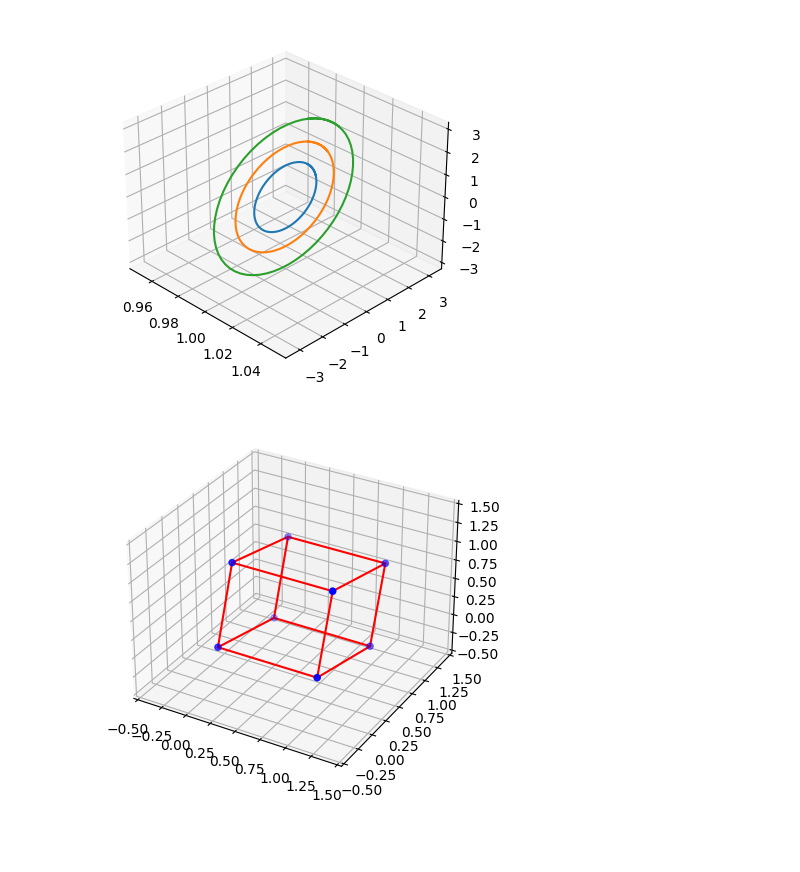
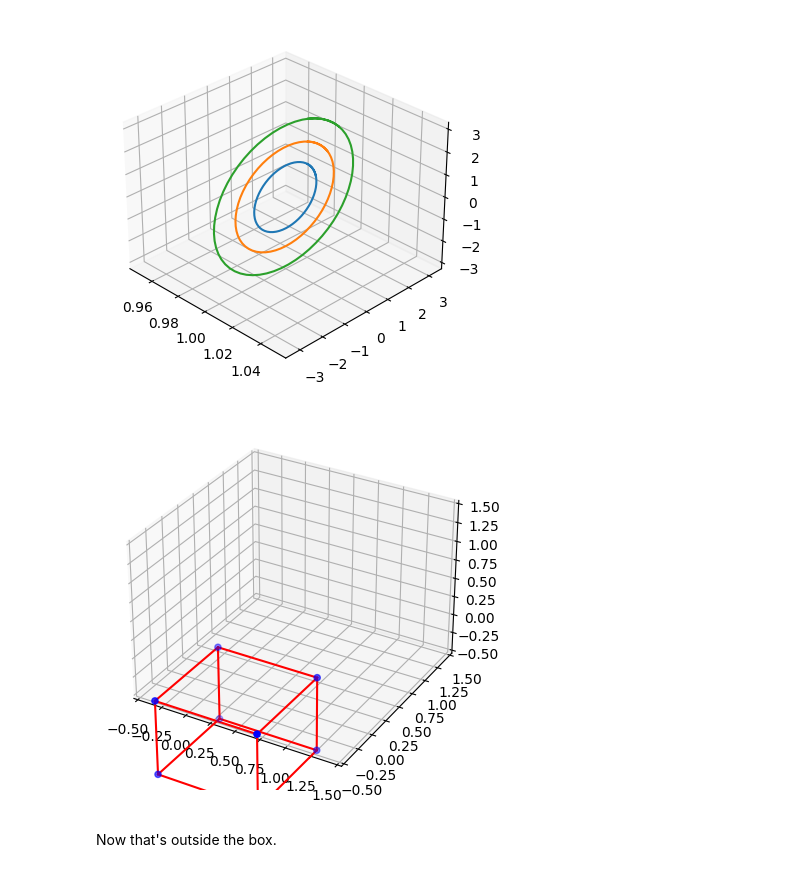
Before and after one commit to wlinds/mte, a Jupyter notebook: vectors.ipynb, the cells around one changed output. Drawn from its saved outputs; the diff is of its cells as text; code cells hidden in the pictures; blank space fills up the shorter version.

```diff
--- a/vectors.ipynb
+++ b/vectors.ipynb
@@ -155,32 +152,34 @@ def plot_cube(vertices, theta_x=0):
     # define the 12 edges of the cube by specifying the pairs of vertices that make up each edge
     edges = [(0,1), (1,2), (2,3), (3,0), (4,5), (5,6), (6,7), (7,4), (0,4), (1,5), (2,6), (3,7)]
 
     # create a 3D figure and set the projection to '3d'
     fig = plt.figure()
     ax = fig.add_subplot(111, projection='3d')
 
     # rotate the vertices around the x-axis by theta_x
     rotate_x = np.array([[1, 0, 0],
                          [0, np.cos(theta_x), -np.sin(theta_x)],
                          [0, np.sin(theta_x), np.cos(theta_x)]])
     vertices = vertices @ rotate_x #matmul
 
     # plot the vertices as blue dots
     ax.scatter(vertices[:,0], vertices[:,1], vertices[:,2], c='blue', marker='o')
 
     # plot the edges as lines connecting the vertices
     for edge in edges:
         start = vertices[edge[0]]
         end = vertices[edge[1]]
         ax.plot([start[0], end[0]], [start[1], end[1]], [start[2], end[2]], c='red')
 
     ax.set_xlim([-.5,1.5])
     ax.set_ylim([-.5,1.5])
     ax.set_zlim([-.5,1.5])
 
     plt.show()
 
 vertices = np.array([[0,0,0], [1,0,0], [1,1,0], [0,1,0], [0,0,1], [1,0,1], [1,1,1], [0,1,1]])
-plot_cube(vertices, np.pi/12)
+plot_cube(vertices, np.pi)
 # %% [output]
-[figure, old version]
+[figure, new version]
+# %% [markdown]
+Now that's outside the box.
```
Also changed, not shown: parts of 2 cells of this notebook.
